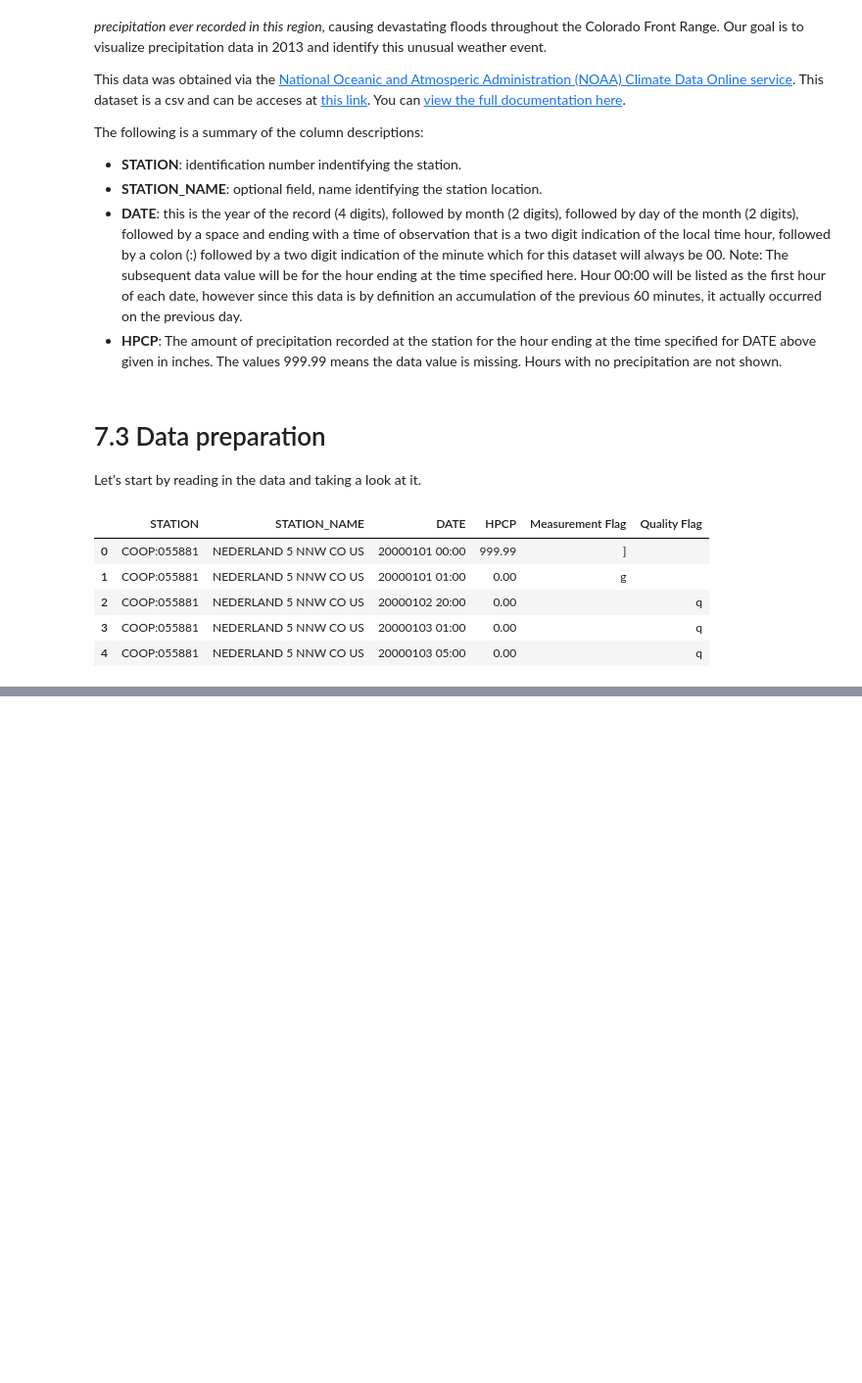
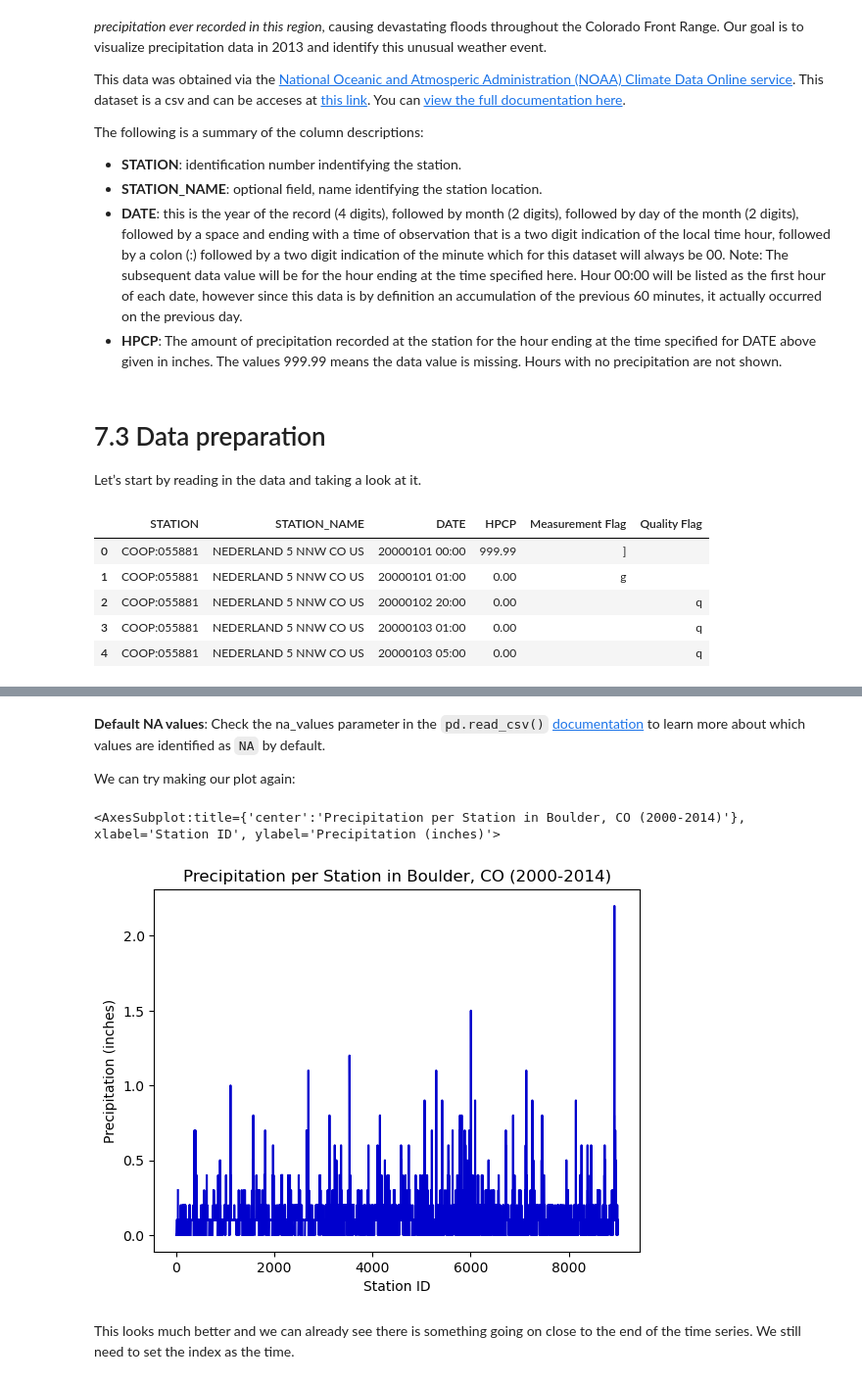
Before and after one commit to a-ramji/eds220-week2, a Jupyter notebook: lesson-7.ipynb, the cells around one changed output, grey strips where cells are left out. Shown at 98% size. Drawn from its saved outputs; the diff is of its cells as text; code cells hidden in the pictures; blank space fills up the shorter version.

```diff
--- a/lesson-7.ipynb
+++ b/lesson-7.ipynb
@@ -56,0 +77,6 @@ precip.head()
+# %%
+# read in csv indicating NA values
+precip = pd.read_csv(url, na_values=[999.99])
+
+# check updated df
+precip.head()
@@ -56,0 +90,16 @@ precip.head()
+# %% [markdown]
+**Default NA values**:
+Check the na_values parameter in the `pd.read_csv()` [documentation](https://pandas.pydata.org/pandas-docs/stable/reference/api/pandas.read_csv.html) to learn more about which values are identified as `NA` by default.
+
+We can try making our plot again:
+# %%
+precip.HPCP.plot(ylabel="Precipitation (inches)",
+                 title="Precipitation per Station in Boulder, CO (2000-2014)",
+                 xlabel="Station ID",
+                 color="mediumblue"
+                )
+# %% [output]
+<AxesSubplot:title={'center':'Precipitation per Station in Boulder, CO (2000-2014)'}, xlabel='Station ID', ylabel='Precipitation (inches)'>
+[figure, added]
+# %% [markdown]
+This looks much better and we can already see there is something going on close to the end of the time series. We still need to set the index as the time.
```
Also changed, not shown: parts of 21 cells of this notebook.
